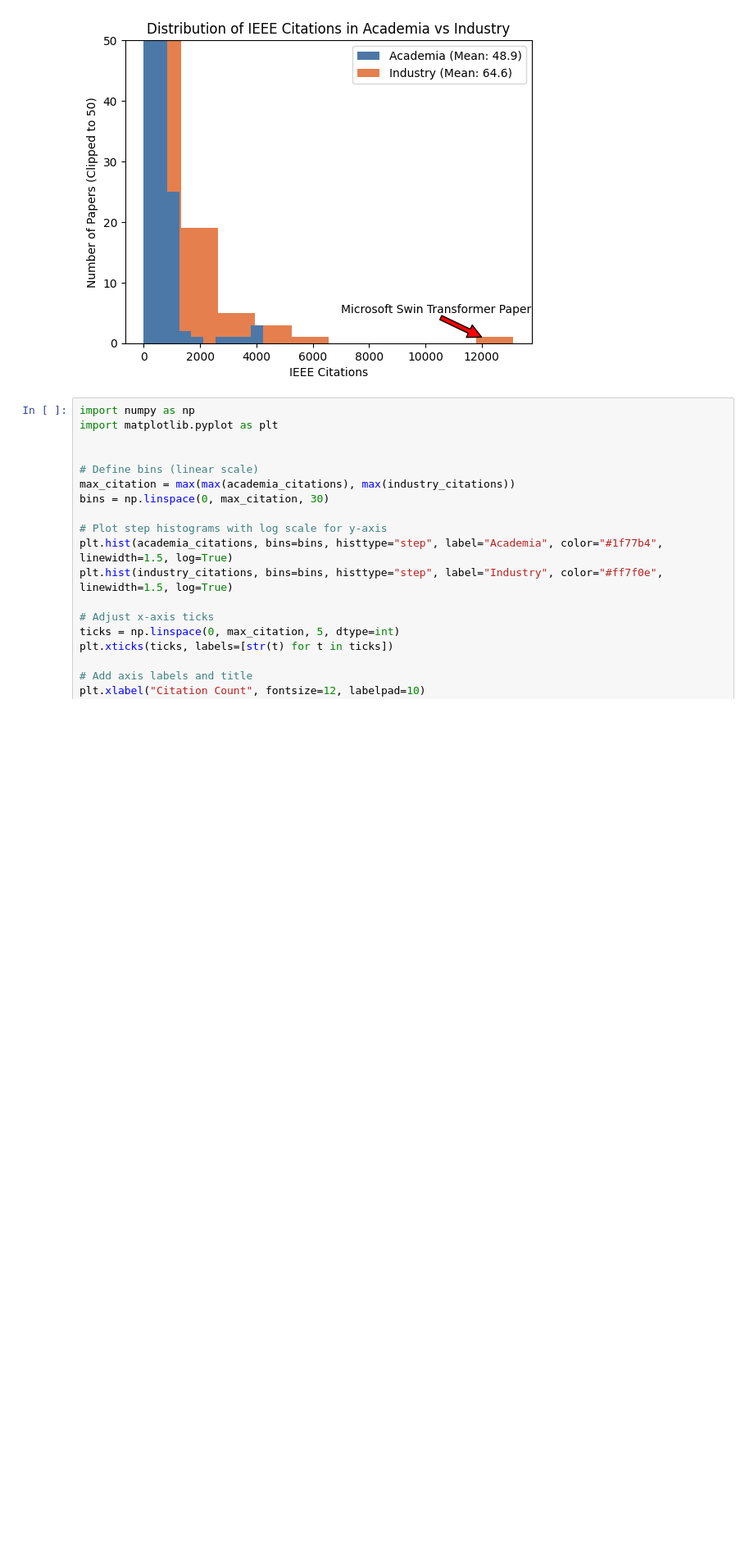
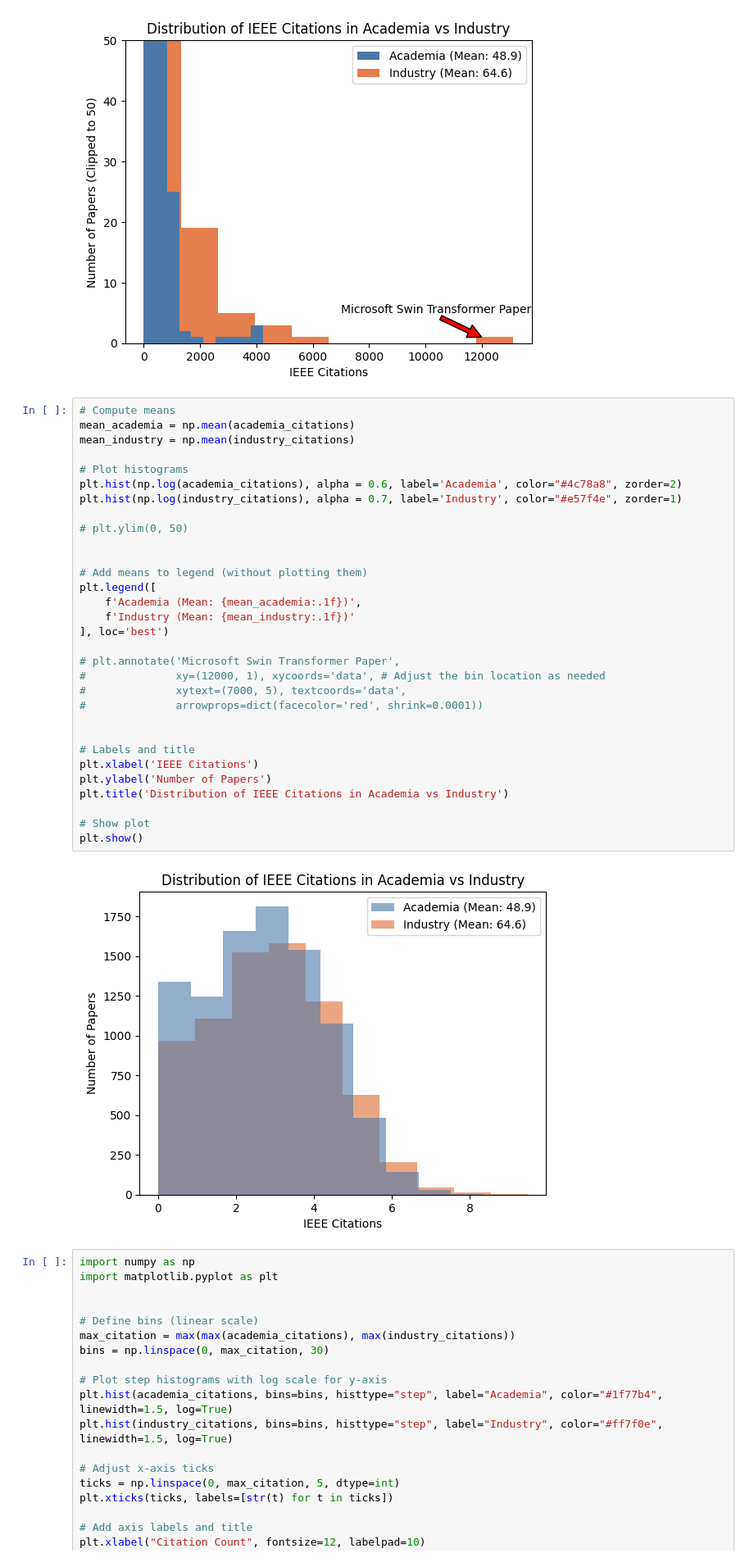
Before and after one commit to mervekocabas/Data_Literacy, a Jupyter notebook: notebooks/statistical_testing.ipynb, the cells around one changed output. Shown: that part at 82% size. Cells and saved outputs as stored; diff of their text form; blank space fills up the shorter version.

Commit message:
ieee citations data for table

```diff
--- a/notebooks/statistical_testing.ipynb
+++ b/notebooks/statistical_testing.ipynb
@@ -146,6 +168,39 @@ plt.title('Distribution of IEEE Citations in Academia vs Industry')
 plt.show()
 # %% [output]
 [figure]
+# %%
+# Compute means
+mean_academia = np.mean(academia_citations)
+mean_industry = np.mean(industry_citations)
+
+# Plot histograms
+plt.hist(np.log(academia_citations), alpha = 0.6, label='Academia', color="#4c78a8", zorder=2)
+plt.hist(np.log(industry_citations), alpha = 0.7, label='Industry', color="#e57f4e", zorder=1)
+
+# plt.ylim(0, 50)
+
+
+# Add means to legend (without plotting them)
+plt.legend([
+    f'Academia (Mean: {mean_academia:.1f})',
+    f'Industry (Mean: {mean_industry:.1f})'
+], loc='best')
+
+# plt.annotate('Microsoft Swin Transformer Paper',
+#              xy=(12000, 1), xycoords='data', # Adjust the bin location as needed
+#              xytext=(7000, 5), textcoords='data',
+#              arrowprops=dict(facecolor='red', shrink=0.0001))
+
+
+# Labels and title
+plt.xlabel('IEEE Citations')
+plt.ylabel('Number of Papers')
+plt.title('Distribution of IEEE Citations in Academia vs Industry')
+
+# Show plot
+plt.show()
+# %% [output]
+[figure, added]
 # %%
 import numpy as np
 import matplotlib.pyplot as plt
```
Also changed, not shown: parts of 2 cells of this notebook.
